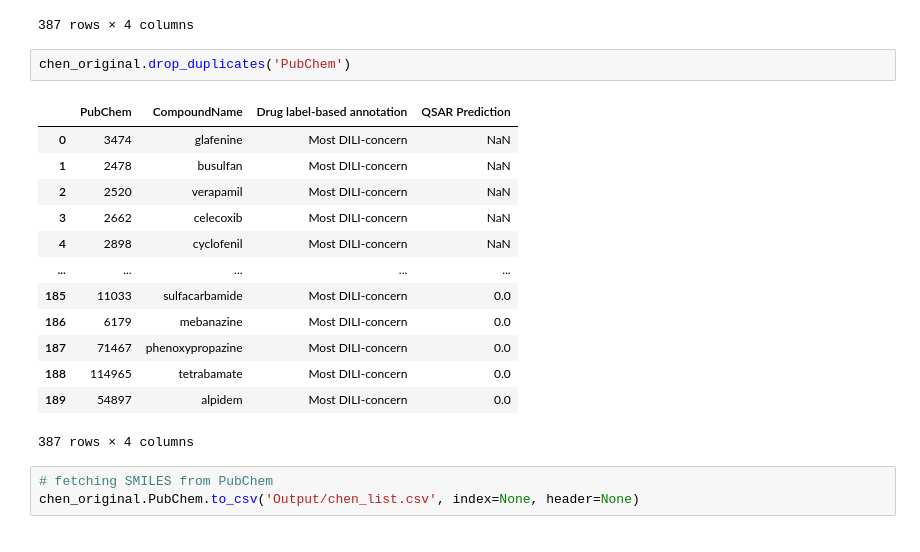
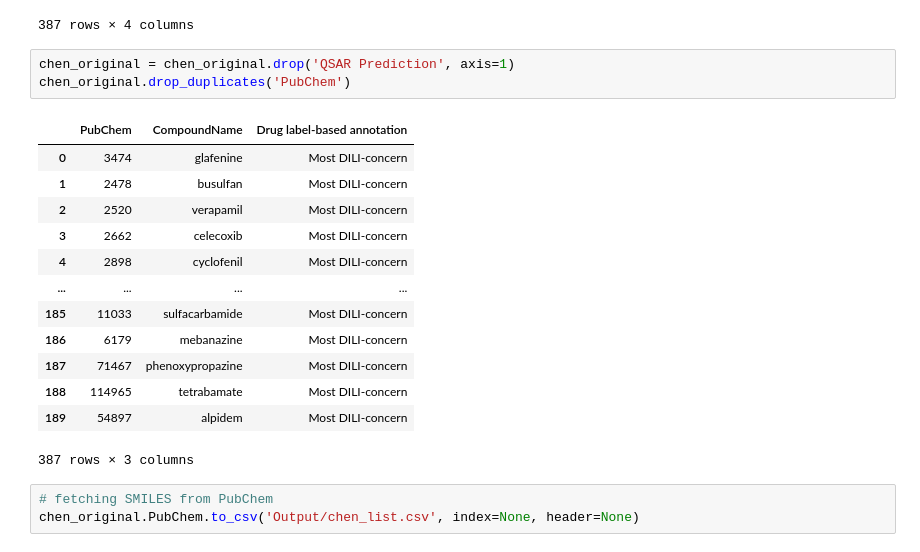
Before and after one commit to kuteykin/Liver-toxicity-predictor, a Jupyter notebook: DILI_predictor.ipynb, the cells around one changed output. Cells and saved outputs as stored; diff of their text form.

```diff
--- a/DILI_predictor.ipynb
+++ b/DILI_predictor.ipynb
@@ -214,21 +215,22 @@ chen_original
 | 189 | 54897 | alpidem | Most DILI-concern | 0.0 |
 387 rows × 4 columns
 # %%
+chen_original = chen_original.drop('QSAR Prediction', axis=1)
 chen_original.drop_duplicates('PubChem')
 # %% [output]
-|  | PubChem | CompoundName | Drug label-based annotation | QSAR Prediction |
-| 0 | 3474 | glafenine | Most DILI-concern | NaN |
-| 1 | 2478 | busulfan | Most DILI-concern | NaN |
-| 2 | 2520 | verapamil | Most DILI-concern | NaN |
-| 3 | 2662 | celecoxib | Most DILI-concern | NaN |
-| 4 | 2898 | cyclofenil | Most DILI-concern | NaN |
-| ... | ... | ... | ... | ... |
-| 185 | 11033 | sulfacarbamide | Most DILI-concern | 0.0 |
-| 186 | 6179 | mebanazine | Most DILI-concern | 0.0 |
-| 187 | 71467 | phenoxypropazine | Most DILI-concern | 0.0 |
-| 188 | 114965 | tetrabamate | Most DILI-concern | 0.0 |
-| 189 | 54897 | alpidem | Most DILI-concern | 0.0 |
+|  | PubChem | CompoundName | Drug label-based annotation |
+| 0 | 3474 | glafenine | Most DILI-concern |
+| 1 | 2478 | busulfan | Most DILI-concern |
+| 2 | 2520 | verapamil | Most DILI-concern |
+| 3 | 2662 | celecoxib | Most DILI-concern |
+| 4 | 2898 | cyclofenil | Most DILI-concern |
+| ... | ... | ... | ... |
+| 185 | 11033 | sulfacarbamide | Most DILI-concern |
+| 186 | 6179 | mebanazine | Most DILI-concern |
+| 187 | 71467 | phenoxypropazine | Most DILI-concern |
+| 188 | 114965 | tetrabamate | Most DILI-concern |
+| 189 | 54897 | alpidem | Most DILI-concern |
-387 rows × 4 columns
+387 rows × 3 columns
 # %%
 # fetching SMILES from PubChem
 chen_original.PubChem.to_csv('Output/chen_list.csv', index=None, header=None)
```
Also changed, not shown: parts of 119 cells of this notebook.
